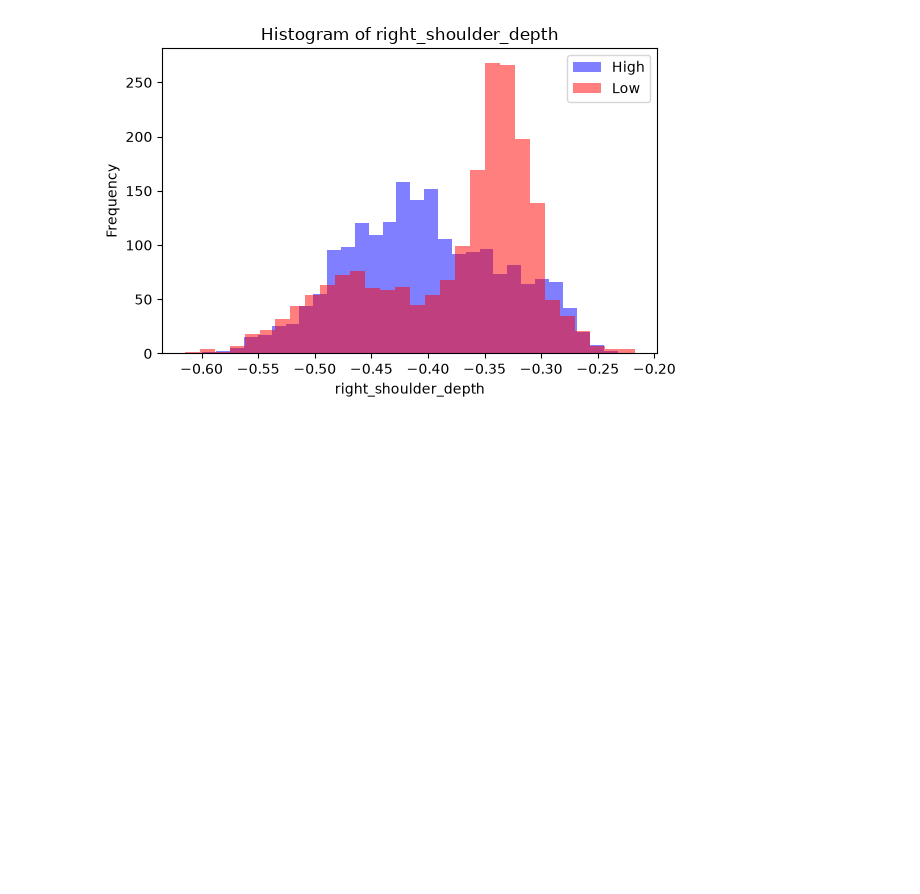
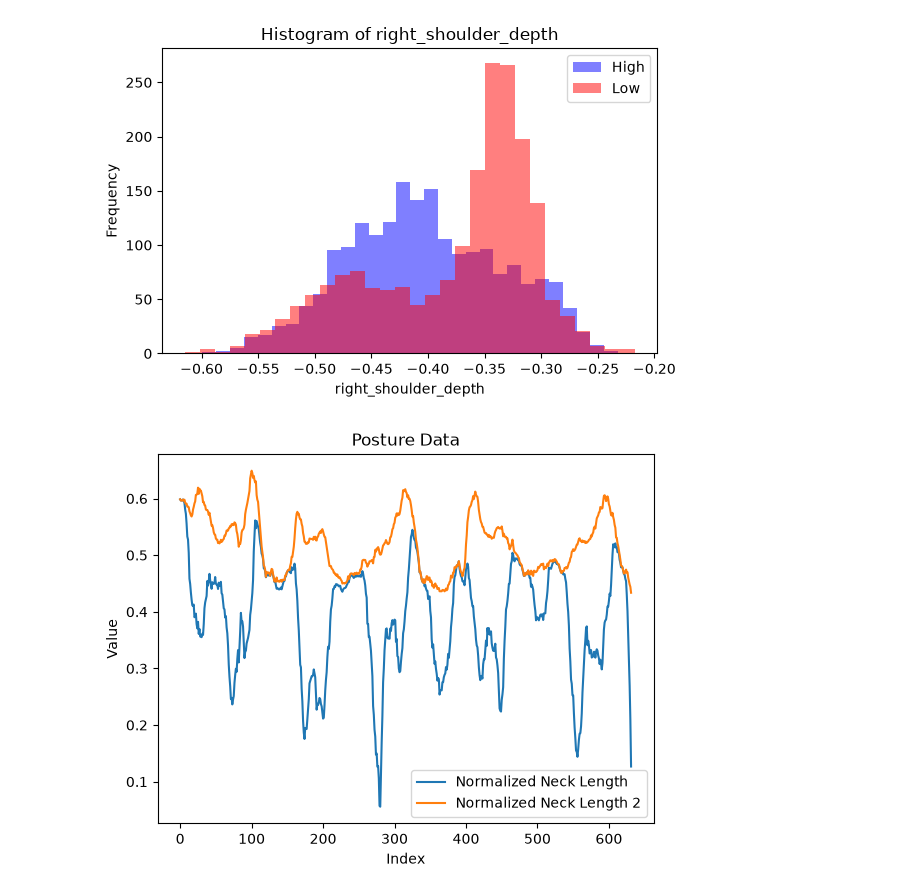
Before and after one commit to chutsun2/The-Posture-Project-, a Jupyter notebook: Visualizations and Model Testing.ipynb, the cells around one changed output. Saved outputs shown, nothing was run; the diff lists cells and outputs as text; code cells hidden in the pictures; blank space fills up the shorter version.

```diff
--- a/Visualizations and Model Testing.ipynb
+++ b/Visualizations and Model Testing.ipynb
@@ -62,3 +62,23 @@ for col in high_posture.columns:
 [figure]
 [figure]
 [figure]
+# %%
+import pandas as pd
+import matplotlib.pyplot as plt
+
+data = pd.read_csv("posture_data_3.csv")
+
+
+plt.plot(data["normalized_neck_length"], label="Normalized Neck Length")
+plt.plot(data["normalized_neck_length_2"], label="Normalized Neck Length 2")
+
+
+plt.xlabel("Index")
+plt.ylabel("Value")
+plt.title("Posture Data")
+
+plt.legend()  # ✅ this line shows the legend
+
+plt.show()
+# %% [output]
+[figure, added]
```
Also changed, not shown: 2 other files.
